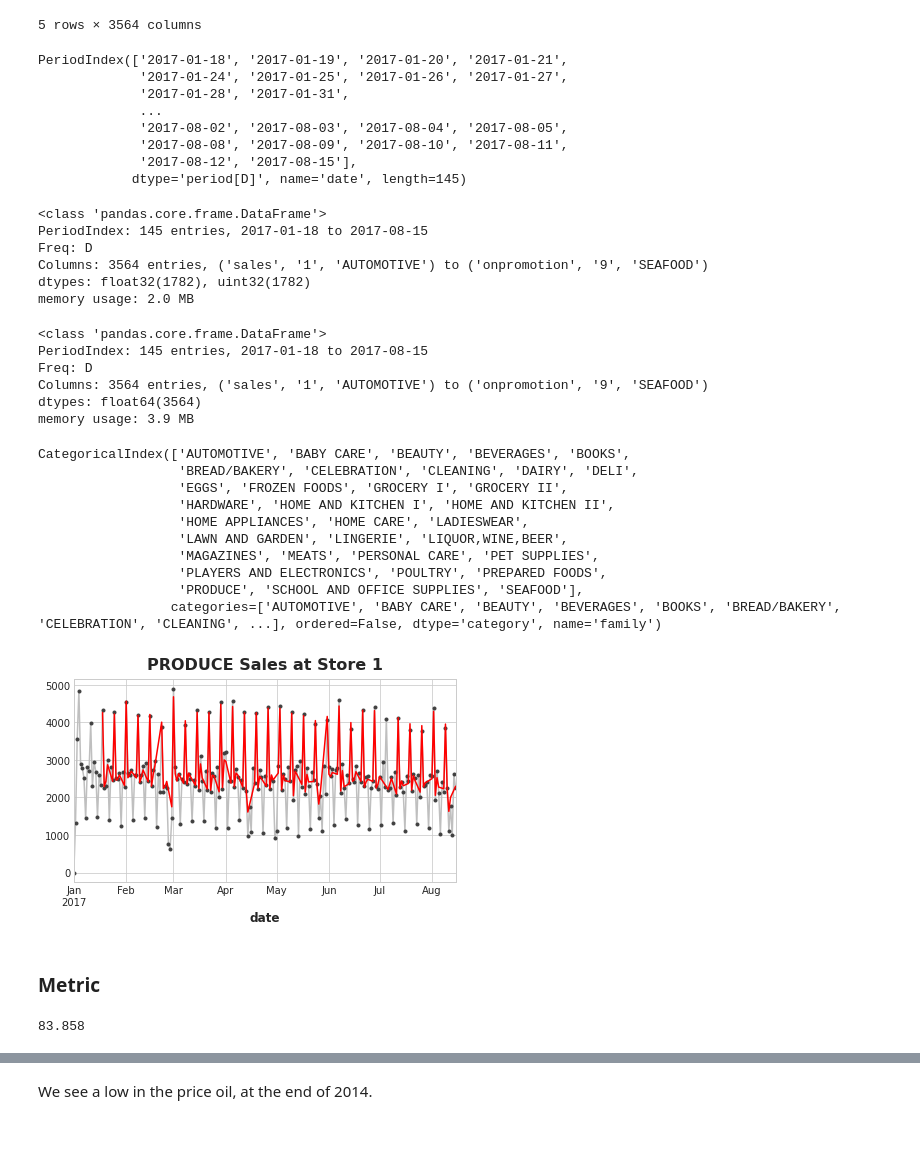
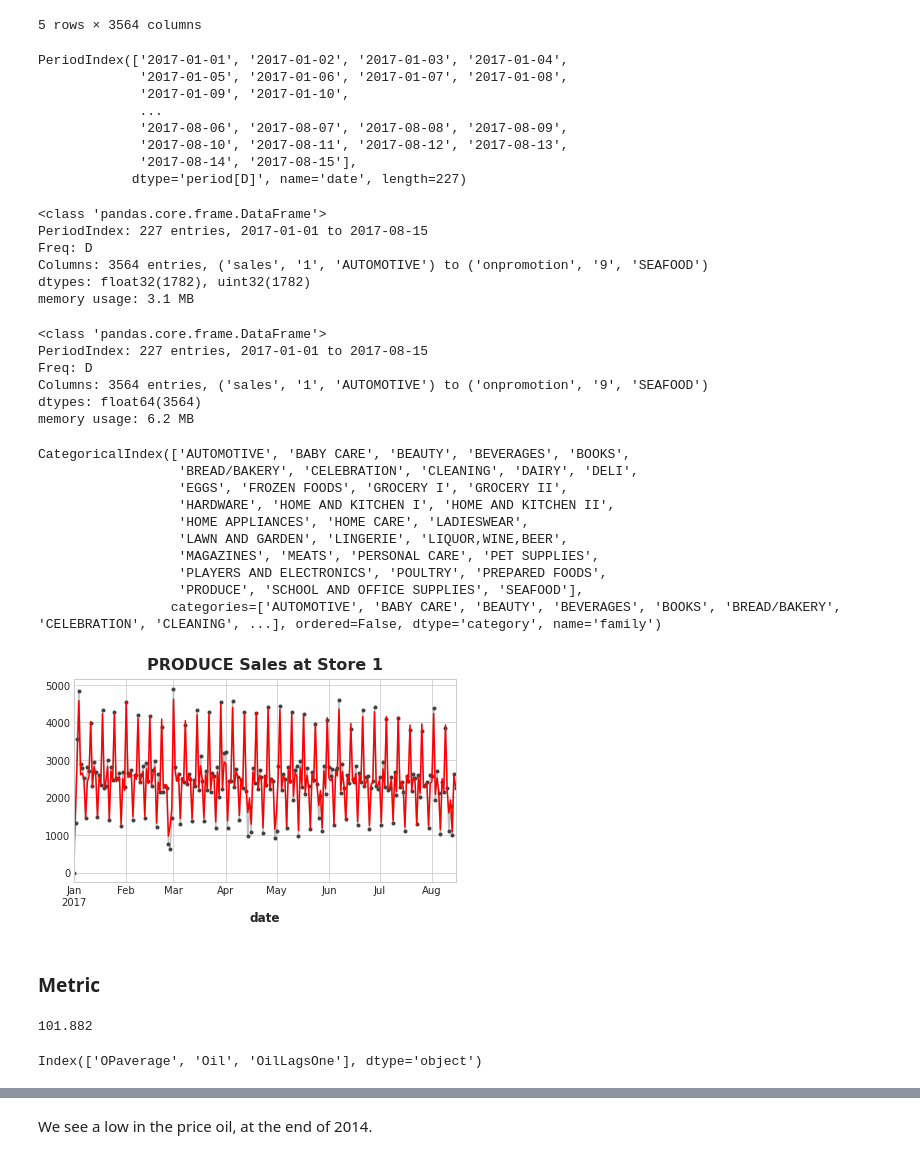
Before and after one commit to cristianBMJ/ClassificationStar, a Jupyter notebook: time-series-store-sales.ipynb, the cells around one changed output, grey strips where cells are left out. Saved outputs shown, nothing was run; the diff lists cells and outputs as text; code cells hidden in the pictures.

Commit message:
Kaggle Notebook | Time Series: Store-Sales | Version 19

```diff
--- a/time-series-store-sales.ipynb
+++ b/time-series-store-sales.ipynb
@@ -405,5 +405,5 @@ memory usage: 84.5 KB
 # %%
-#X3['Oil'] = oil
+X3['Oil'] = oil
 X3['OilLagsOne'] = oil.shift(periods=1, freq='D')
 X3.info()
 # %% [output]
@@ -425,9 +425,9 @@ Data columns (total 49 columns):
 dtypes: bool(1), float32(2), float64(46)
 memory usage: 85.3 KB
 # %%
-#X3.fillna(method='ffill',  inplace=True) # drop values NaNs
+X3.fillna(method='bfill',  inplace=True) # drop values NaNs
 
-X3.dropna(how='any', axis=0, inplace=True) # drop values NaNs
+#X3.dropna(how='any', axis=0, inplace=True) # drop values NaNs
 
 X3.info()
 # %% [output]
@@ -486,24 +473,24 @@ None
 dateRange =  X3.index
 dateRange
 # %% [output]
-PeriodIndex(['2017-01-18', '2017-01-19', '2017-01-20', '2017-01-21',
-             '2017-01-24', '2017-01-25', '2017-01-26', '2017-01-27',
-             '2017-01-28', '2017-01-31',
+PeriodIndex(['2017-01-01', '2017-01-02', '2017-01-03', '2017-01-04',
+             '2017-01-05', '2017-01-06', '2017-01-07', '2017-01-08',
+             '2017-01-09', '2017-01-10',
              ...
-             '2017-08-02', '2017-08-03', '2017-08-04', '2017-08-05',
-             '2017-08-08', '2017-08-09', '2017-08-10', '2017-08-11',
-             '2017-08-12', '2017-08-15'],
-            dtype='period[D]', name='date', length=145)
+             '2017-08-06', '2017-08-07', '2017-08-08', '2017-08-09',
+             '2017-08-10', '2017-08-11', '2017-08-12', '2017-08-13',
+             '2017-08-14', '2017-08-15'],
+            dtype='period[D]', name='date', length=227)
 # %%
 label = store_sales.unstack(['store_nbr', 'family']).loc[dateRange] # include el range de X3
 label.info()
 # %% [output]
 <class 'pandas.core.frame.DataFrame'>
-PeriodIndex: 145 entries, 2017-01-18 to 2017-08-15
+PeriodIndex: 227 entries, 2017-01-01 to 2017-08-15
 Freq: D
 Columns: 3564 entries, ('sales', '1', 'AUTOMOTIVE') to ('onpromotion', '9', 'SEAFOOD')
 dtypes: float32(1782), uint32(1782)
-memory usage: 2.0 MB
+memory usage: 3.1 MB
 # %%
 #model = LinearRegression(fit_intercept=False)
 model = RandomForestRegressor(random_state = 42)
@@ -515,32 +502,32 @@ y_pred = pd.DataFrame(model.predict(X3), index=X3.index, columns=y.columns)
 y_pred.info()
 # %% [output]
 <class 'pandas.core.frame.DataFrame'>
-PeriodIndex: 145 entries, 2017-01-18 to 2017-08-15
+PeriodIndex: 227 entries, 2017-01-01 to 2017-08-15
 Freq: D
 Columns: 3564 entries, ('sales', '1', 'AUTOMOTIVE') to ('onpromotion', '9', 'SEAFOOD')
 dtypes: float64(3564)
-memory usage: 3.9 MB
+memory usage: 6.2 MB
 # %%
 STORE_NBR = '1'  # 1 - 54
 FAMILY = 'PRODUCE'
 # Uncomment to see a list of product families
 display(store_sales.index.get_level_values('family').unique())
 
-ax = y.loc(axis=1)['sales', STORE_NBR, FAMILY].plot(**plot_params) # choose single store 1 and family equal produce.
+ax = label.loc(axis=1)['sales', STORE_NBR, FAMILY].plot(**plot_params) # choose single store 1 and family equal produce.
 ax = y_pred.loc(axis=1)['sales', STORE_NBR, FAMILY].plot(ax=ax, color='red')
 ax.set_title(f'{FAMILY} Sales at Store {STORE_NBR}');
 # %% [output]
 CategoricalIndex(['AUTOMOTIVE', 'BABY CARE', 'BEAUTY', 'BEVERAGES', 'BOOKS',
                   'BREAD/BAKERY', 'CELEBRATION', 'CLEANING', 'DAIRY', 'DELI',
                   'EGGS', 'FROZEN FOODS', 'GROCERY I', 'GROCERY II',
                   'HARDWARE', 'HOME AND KITCHEN I', 'HOME AND KITCHEN II',
                   'HOME APPLIANCES', 'HOME CARE', 'LADIESWEAR',
                   'LAWN AND GARDEN', 'LINGERIE', 'LIQUOR,WINE,BEER',
                   'MAGAZINES', 'MEATS', 'PERSONAL CARE', 'PET SUPPLIES',
                   'PLAYERS AND ELECTRONICS', 'POULTRY', 'PREPARED FOODS',
                   'PRODUCE', 'SCHOOL AND OFFICE SUPPLIES', 'SEAFOOD'],
                  categories=['AUTOMOTIVE', 'BABY CARE', 'BEAUTY', 'BEVERAGES', 'BOOKS', 'BREAD/BAKERY', 'CELEBRATION', 'CLEANING', ...], ordered=False, dtype='category', name='family')
-[figure, old version]
+[figure, new version]
 # %% [markdown]
 ### Metric ###
 # %%
@@ -551,4 +538,8 @@ mae = np.round(mean_absolute_error(Y, Ypred), 3)
 
 mae
 # %% [output]
-83.858
+101.882
+# %%
+ X3.columns[-3:]
+# %% [output]
+Index(['OPaverage', 'Oil', 'OilLagsOne'], dtype='object')
```
Also changed, not shown: parts of 8 cells of this notebook.
